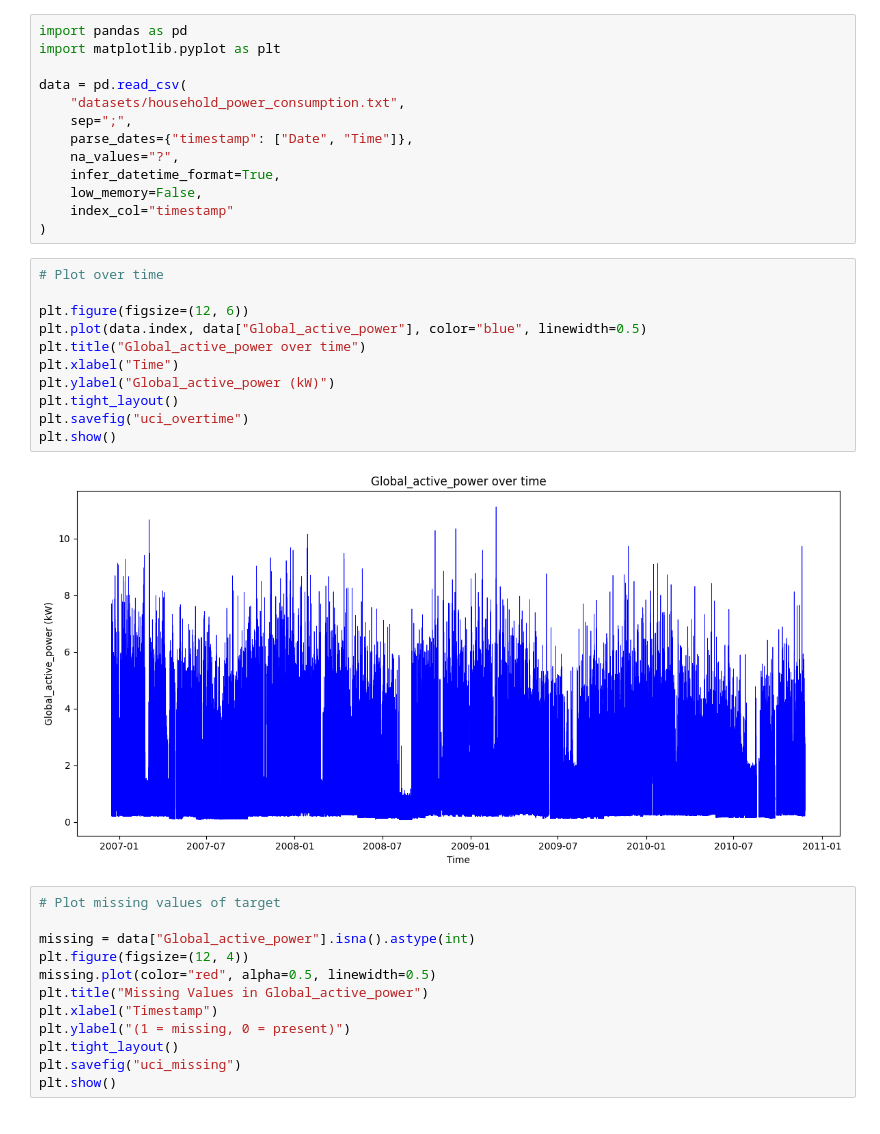
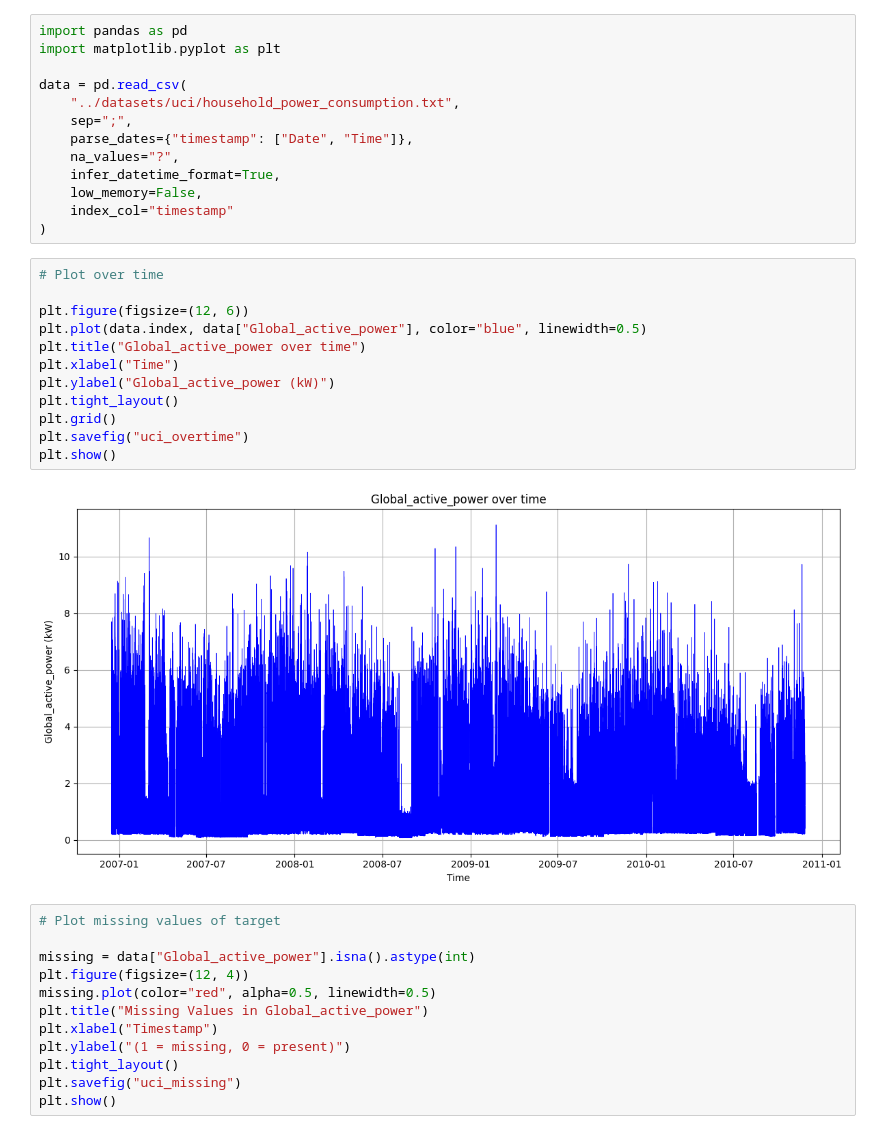
Before and after one commit to milouuu3/Building-Energy-Consumption-Time-Series, a Jupyter notebook: data-description/uci-stats.ipynb, the cells around one changed output. Drawn from its saved outputs; the diff is of its cells as text.

```diff
--- a/data-description/uci-stats.ipynb
+++ b/data-description/uci-stats.ipynb
@@ -3,7 +3,7 @@ import pandas as pd
 import matplotlib.pyplot as plt
 
 data = pd.read_csv(
-    "datasets/household_power_consumption.txt",
+    "../datasets/uci/household_power_consumption.txt",
     sep=";",
     parse_dates={"timestamp": ["Date", "Time"]},
     na_values="?",
@@ -14,16 +14,17 @@ data = pd.read_csv(
 # %%
 # Plot over time
 
 plt.figure(figsize=(12, 6))
 plt.plot(data.index, data["Global_active_power"], color="blue", linewidth=0.5)
 plt.title("Global_active_power over time")
 plt.xlabel("Time")
 plt.ylabel("Global_active_power (kW)")
 plt.tight_layout()
+plt.grid()
 plt.savefig("uci_overtime")
 plt.show()
 # %% [output]
-[figure, old version]
+[figure, new version]
 # %%
 # Plot missing values of target
 
```
Also changed, not shown: 10 other files.
